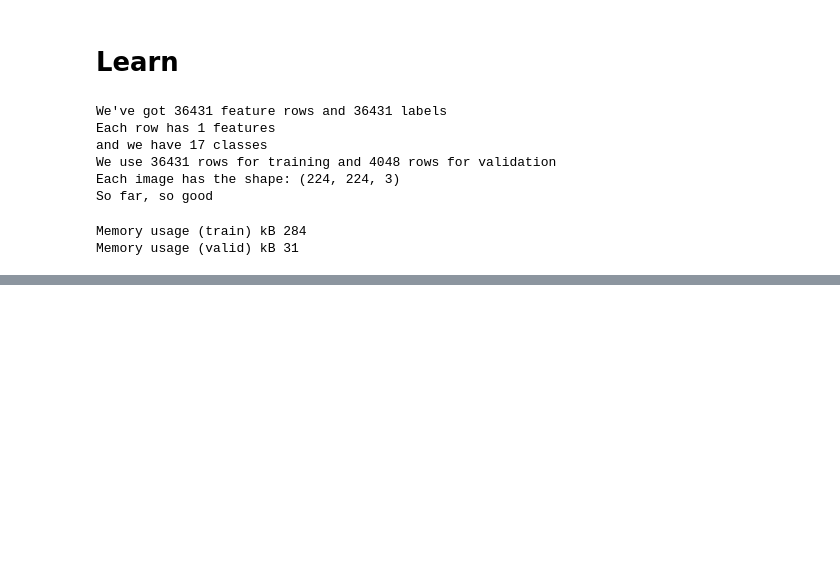
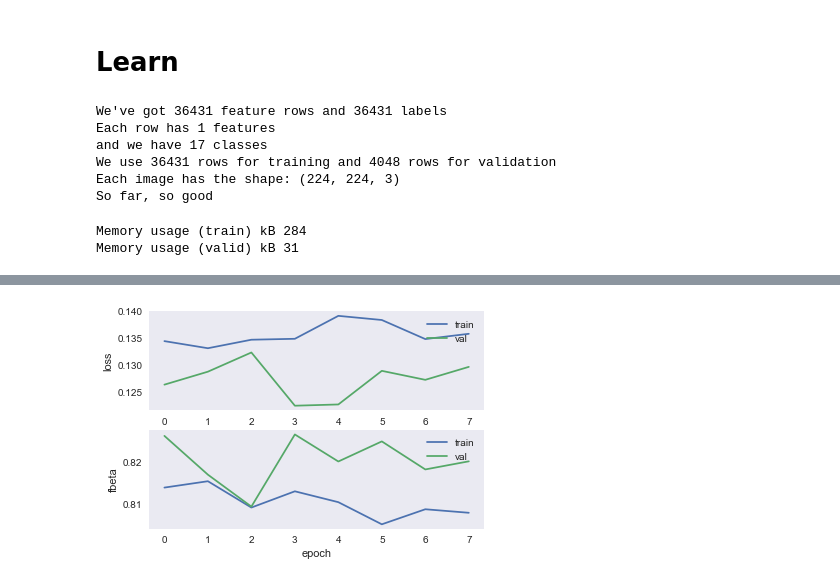
Before and after one commit to norman-thomas/kaggle-planet-amazon, a Jupyter notebook: Amazon.ipynb, the cells around one changed output, grey strips where cells are left out. Drawn from its saved outputs; the diff is of its cells as text; code cells hidden in the pictures; blank space fills up the shorter version.

```diff
--- a/Amazon.ipynb
+++ b/Amazon.ipynb
@@ -504,13 +509,13 @@ Trainable params: 560,401.0
 Non-trainable params: 23,588,480.0
 ____________________________________________________________________________________________________
 # %%
-filepath='resnet-weights-{epoch:02d}-{val_' + SCORING_STR + ':.3f}.hdf5'
+filepath='vgg19-weights-{epoch:02d}-{val_' + SCORING_STR + ':.3f}.hdf5'
 checkpoint = ModelCheckpoint(filepath, monitor='val_' + SCORING_STR, verbose=1, save_best_only=True, mode='max')
 callbacks_list = [checkpoint]
 # %%
 EPOCHS = 8
 BATCH = 128
-PER_EPOCH = 128
+PER_EPOCH = 32
 print('Steps needed:', (len(y_train) // BATCH))
 
 X_train, y_train = shuffle(X_train, y_train)
@@ -543 +551,23 @@ Epoch 7/8
+# %%
+plt.figure(1)
+
+plt.subplot(211)
+plt.plot(history.history['loss'])
+plt.plot(history.history['val_loss'])
+
+plt.ylabel('loss')
+plt.xlabel('epoch')
+plt.legend(['train', 'val'], loc='upper right')
+
+plt.subplot(212)
+plt.plot(history.history['fbeta'])
+plt.plot(history.history['val_fbeta'])
+
+plt.ylabel('fbeta')
+plt.xlabel('epoch')
+plt.legend(['train', 'val'], loc='upper right')
+
+plt.show()
+# %% [output]
+[figure, added]
 # %%
```
Also changed, not shown: parts of 9 cells of this notebook, 2 other files.
